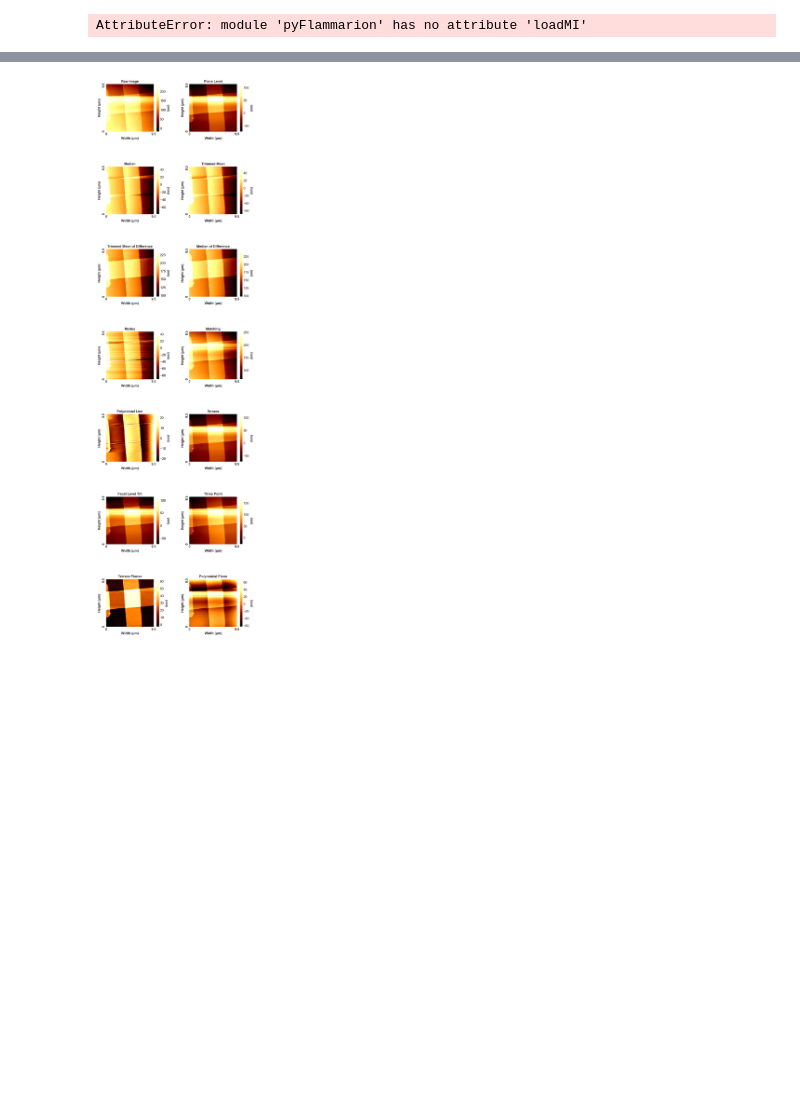
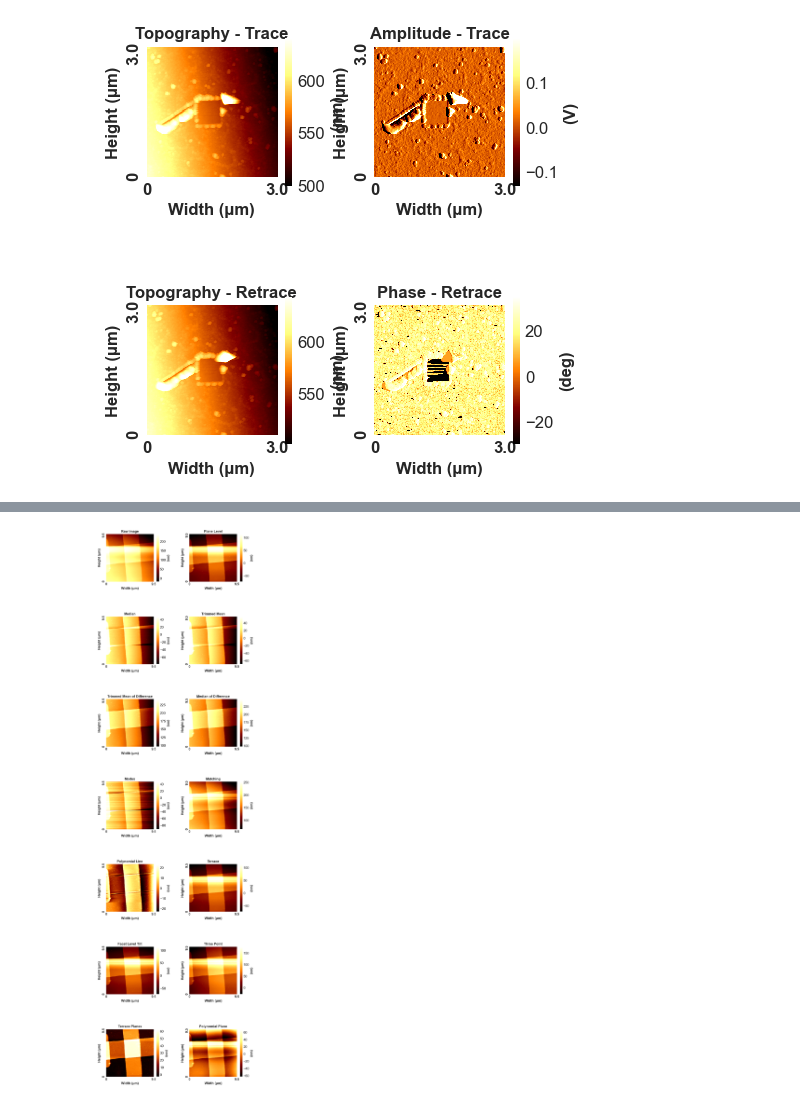
Before and after one commit to RecognitionAnalytics/AFM_Tools, a Jupyter notebook: Tutorials.ipynb, the cells around one changed output, grey strips where cells are left out. Cells and saved outputs as stored; diff of their text form; code cells hidden in the pictures; blank space fills up the shorter version.

```diff
--- a/Tutorials.ipynb
+++ b/Tutorials.ipynb
@@ -35,6 +32,5 @@ dir(afm)
 # %%
-#images=loadMI('E5__240703_114329.mi')
-images =afm.loadMI('Disk_250509_164728.mi')
+images =afm.loadMI('./examples/Disk_250509_164728.mi')
 afm.AFMPlot(images, figsize=(5, 5))
 # %% [output]
-AttributeError: module 'pyFlammarion' has no attribute 'loadMI'
+[figure, added]
```
Also changed, not shown: parts of 20 cells of this notebook, 1 other file.
